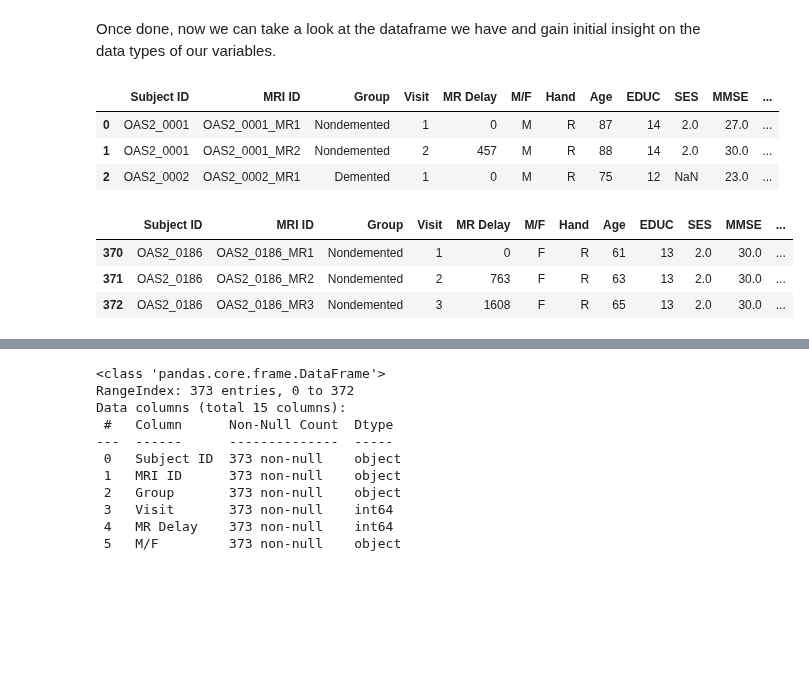
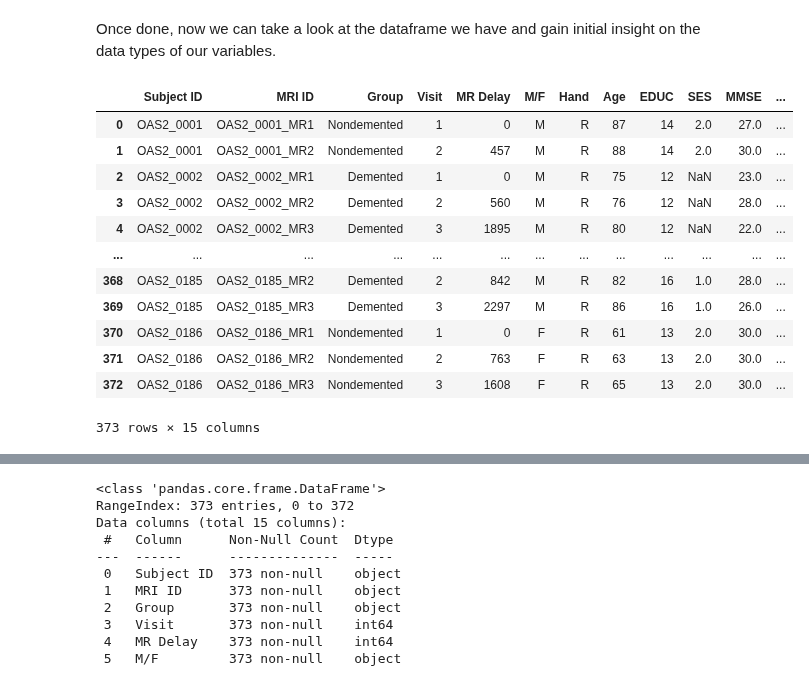
Before and after one commit to Amethyst646/ML-Learning, a Jupyter notebook: Demented and Nondemented Classification/Demented_vs_Non_Demented_Classification.ipynb, the cells around one changed output, grey strips where cells are left out. Saved outputs shown, nothing was run; the diff lists cells and outputs as text; code cells hidden in the pictures; blank space fills up the shorter version.

```diff
--- a/Demented and Nondemented Classification/Demented_vs_Non_Demented_Classification.ipynb
+++ b/Demented and Nondemented Classification/Demented_vs_Non_Demented_Classification.ipynb
@@ -47,19 +49,21 @@ DS = pdDS.copy()
 # %% [markdown]
 Once done, now we can take a look at the dataframe we have and gain initial insight on the data types of our variables.
 # %%
-DS.head(3)
+DS
 # %% [output]
 |  | Subject ID | MRI ID | Group | Visit | MR Delay | M/F | Hand | Age | EDUC | SES | MMSE | ... |
 | 0 | OAS2_0001 | OAS2_0001_MR1 | Nondemented | 1 | 0 | M | R | 87 | 14 | 2.0 | 27.0 | ... |
 | 1 | OAS2_0001 | OAS2_0001_MR2 | Nondemented | 2 | 457 | M | R | 88 | 14 | 2.0 | 30.0 | ... |
 | 2 | OAS2_0002 | OAS2_0002_MR1 | Demented | 1 | 0 | M | R | 75 | 12 | NaN | 23.0 | ... |
+| 3 | OAS2_0002 | OAS2_0002_MR2 | Demented | 2 | 560 | M | R | 76 | 12 | NaN | 28.0 | ... |
+| 4 | OAS2_0002 | OAS2_0002_MR3 | Demented | 3 | 1895 | M | R | 80 | 12 | NaN | 22.0 | ... |
+| ... | ... | ... | ... | ... | ... | ... | ... | ... | ... | ... | ... | ... |
+| 368 | OAS2_0185 | OAS2_0185_MR2 | Demented | 2 | 842 | M | R | 82 | 16 | 1.0 | 28.0 | ... |
+| 369 | OAS2_0185 | OAS2_0185_MR3 | Demented | 3 | 2297 | M | R | 86 | 16 | 1.0 | 26.0 | ... |
+| 370 | OAS2_0186 | OAS2_0186_MR1 | Nondemented | 1 | 0 | F | R | 61 | 13 | 2.0 | 30.0 | ... |
+| 371 | OAS2_0186 | OAS2_0186_MR2 | Nondemented | 2 | 763 | F | R | 63 | 13 | 2.0 | 30.0 | ... |
+| 372 | OAS2_0186 | OAS2_0186_MR3 | Nondemented | 3 | 1608 | F | R | 65 | 13 | 2.0 | 30.0 | ... |
+373 rows × 15 columns
-# %%
-DS.tail(3)
-# %% [output]
-|  | Subject ID | MRI ID | Group | Visit | MR Delay | M/F | Hand | Age | EDUC | SES | MMSE | ... |
-| 370 | OAS2_0186 | OAS2_0186_MR1 | Nondemented | 1 | 0 | F | R | 61 | 13 | 2.0 | 30.0 | ... |
-| 371 | OAS2_0186 | OAS2_0186_MR2 | Nondemented | 2 | 763 | F | R | 63 | 13 | 2.0 | 30.0 | ... |
-| 372 | OAS2_0186 | OAS2_0186_MR3 | Nondemented | 3 | 1608 | F | R | 65 | 13 | 2.0 | 30.0 | ... |
 # %% [markdown]
 Dataset Variable details:
 
```
Also changed, not shown: parts of 75 cells of this notebook.
